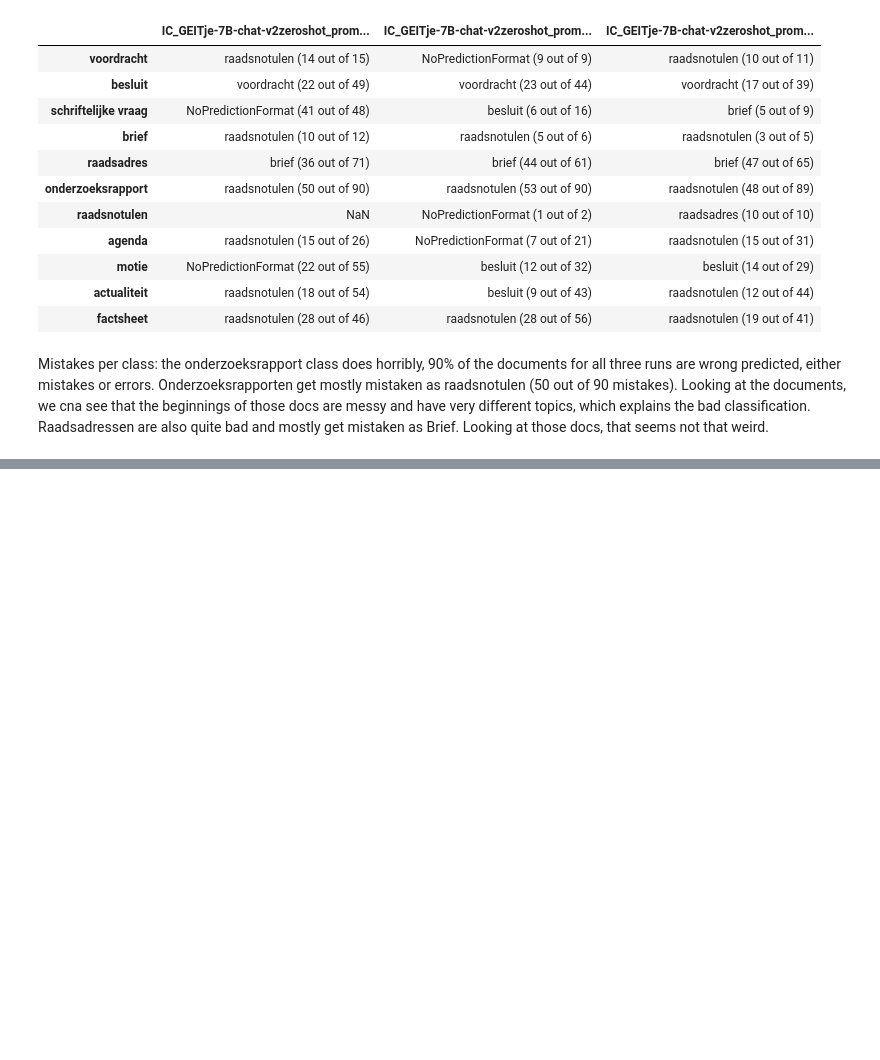
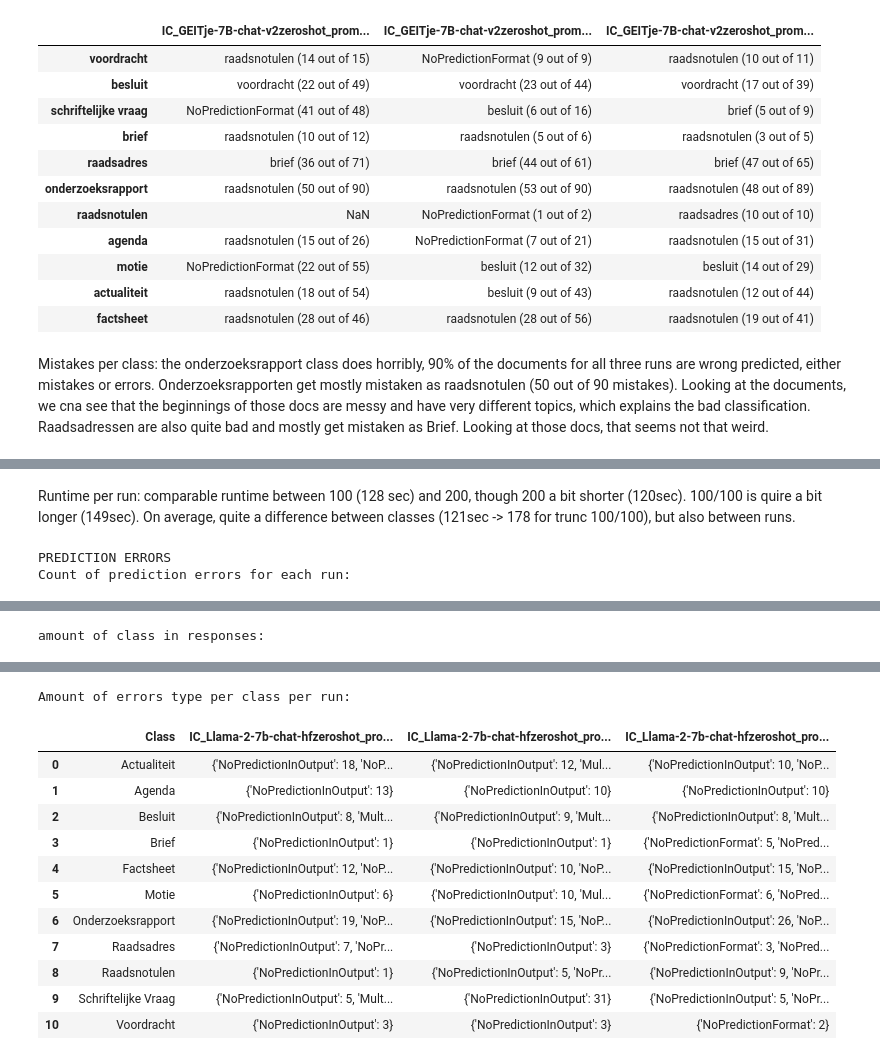
Before and after one commit to Amsterdam-Internships/document-classification-using-large-language-models, a Jupyter notebook: notebooks/PredictionAnalysis.ipynb, the cells around one changed output, grey strips where cells are left out. Drawn from its saved outputs; the diff is of its cells as text; code cells hidden in the pictures; blank space fills up the shorter version.

```diff
--- a/notebooks/PredictionAnalysis.ipynb
+++ b/notebooks/PredictionAnalysis.ipynb
@@ -433,0 +604,6 @@ Raadsadressen are also quite bad and mostly get mistaken as Brief. Looking at th
+# %%
+# truncation experiment
+predictions = pd.read_pickle(f"{cf.output_path}/predictionsFinal/in_context/Llama/zeroshot_prompt_mistral_llama/First100Last0Predictions.pkl")
+predictions2 =  pd.read_pickle(f"{cf.output_path}/predictionsFinal/in_context/Llama/zeroshot_prompt_mistral_llama/First200Last0Predictions.pkl")
+predictions3 =  pd.read_pickle(f"{cf.output_path}/predictionsFinal/in_context/Llama/zeroshot_prompt_mistral_llama/First100Last100Predictions.pkl")
+combined = pd.concat([predictions, predictions2, predictions3])
@@ -433,0 +650,2 @@ Raadsadressen are also quite bad and mostly get mistaken as Brief. Looking at th
+# %%
+runtime(combined)
@@ -433,0 +678,7 @@ Raadsadressen are also quite bad and mostly get mistaken as Brief. Looking at th
+# %% [markdown]
+Runtime per run: comparable runtime between 100 (128 sec) and 200, though 200 a bit shorter (120sec). 100/100 is quire a bit longer (149sec).  On average, quite a difference between classes (121sec -> 178 for trunc 100/100), but also between runs.
+# %%
+prediction_errors(combined)
+# %% [output]
+PREDICTION ERRORS
+Count of prediction errors for each run:
@@ -433,0 +689 @@ Raadsadressen are also quite bad and mostly get mistaken as Brief. Looking at th
+amount of class in responses:
@@ -433,0 +694,13 @@ Raadsadressen are also quite bad and mostly get mistaken as Brief. Looking at th
+Amount of errors type per class per run:
+|  | Class | IC_Llama-2-7b-chat-hfzeroshot_pro... | IC_Llama-2-7b-chat-hfzeroshot_pro... | IC_Llama-2-7b-chat-hfzeroshot_pro... |
+| 0 | Actualiteit | {'NoPredictionInOutput': 18, 'NoP... | {'NoPredictionInOutput': 12, 'Mul... | {'NoPredictionInOutput': 10, 'NoP... |
+| 1 | Agenda | {'NoPredictionInOutput': 13} | {'NoPredictionInOutput': 10} | {'NoPredictionInOutput': 10} |
+| 2 | Besluit | {'NoPredictionInOutput': 8, 'Mult... | {'NoPredictionInOutput': 9, 'Mult... | {'NoPredictionInOutput': 8, 'Mult... |
+| 3 | Brief | {'NoPredictionInOutput': 1} | {'NoPredictionInOutput': 1} | {'NoPredictionFormat': 5, 'NoPred... |
+| 4 | Factsheet | {'NoPredictionInOutput': 12, 'NoP... | {'NoPredictionInOutput': 10, 'NoP... | {'NoPredictionInOutput': 15, 'NoP... |
+| 5 | Motie | {'NoPredictionInOutput': 6} | {'NoPredictionInOutput': 10, 'Mul... | {'NoPredictionFormat': 6, 'NoPred... |
+| 6 | Onderzoeksrapport | {'NoPredictionInOutput': 19, 'NoP... | {'NoPredictionInOutput': 15, 'NoP... | {'NoPredictionInOutput': 26, 'NoP... |
+| 7 | Raadsadres | {'NoPredictionInOutput': 7, 'NoPr... | {'NoPredictionInOutput': 3} | {'NoPredictionFormat': 3, 'NoPred... |
+| 8 | Raadsnotulen | {'NoPredictionInOutput': 1} | {'NoPredictionInOutput': 5, 'NoPr... | {'NoPredictionInOutput': 9, 'NoPr... |
+| 9 | Schriftelijke Vraag | {'NoPredictionInOutput': 5, 'Mult... | {'NoPredictionInOutput': 31} | {'NoPredictionInOutput': 5, 'NoPr... |
+| 10 | Voordracht | {'NoPredictionInOutput': 3} | {'NoPredictionInOutput': 3} | {'NoPredictionFormat': 2} |
```
Also changed, not shown: parts of 22 cells of this notebook, 2 other files.
